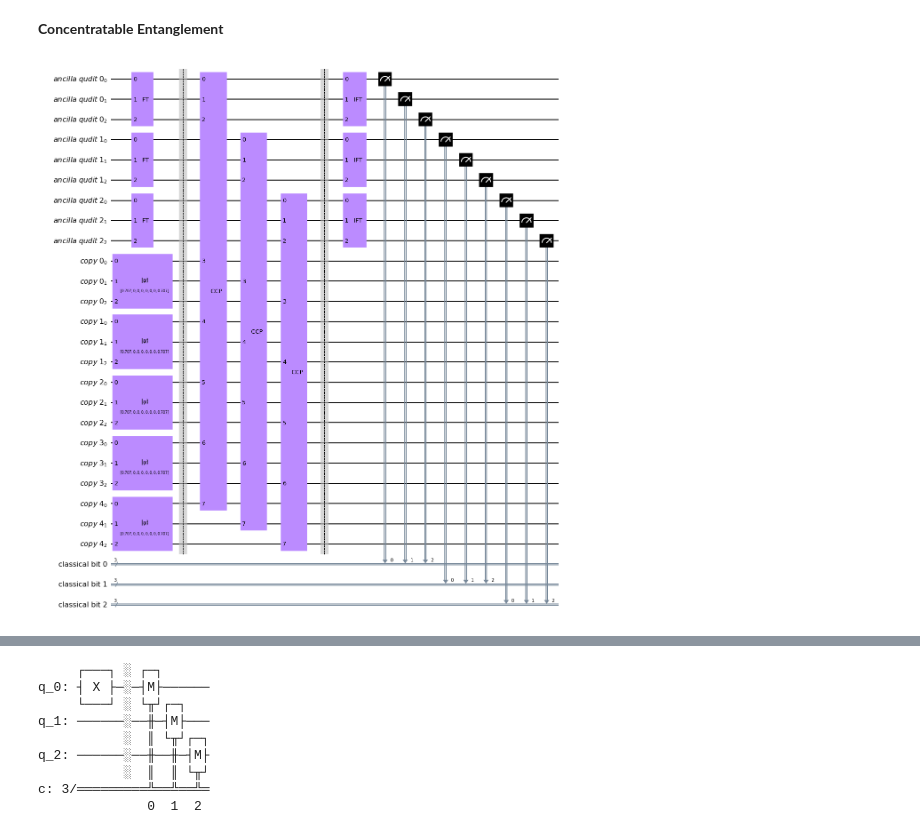
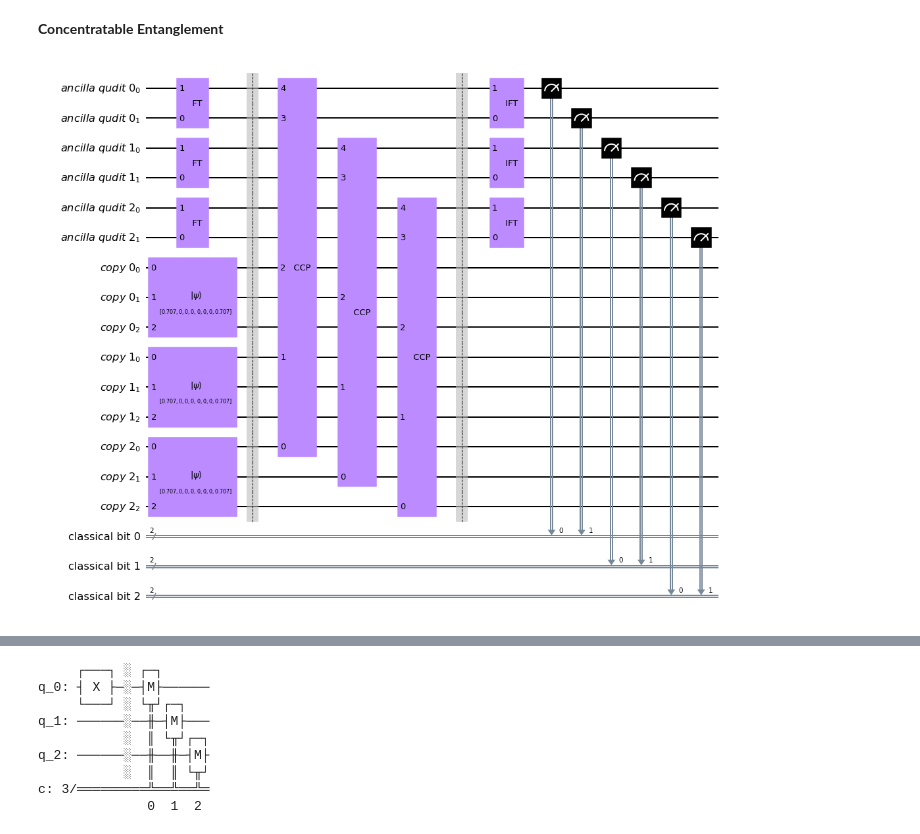
Before and after one commit to SnowmanBed/concentratable_ent, a Jupyter notebook: CE.ipynb, the cells around one changed output, grey strips where cells are left out. Drawn from its saved outputs; the diff is of its cells as text; code cells hidden in the pictures.

```diff
--- a/CE.ipynb
+++ b/CE.ipynb
@@ -3,8 +3,17 @@
 # %%
 import numpy as np
 import math, cmath
-from qiskit import QuantumRegister, ClassicalRegister, QuantumCircuit
+from itertools import chain, combinations
+from qiskit import QuantumRegister, ClassicalRegister, QuantumCircuit, Aer, execute
 from qiskit.quantum_info import DensityMatrix, Operator, Statevector
+
+def power_set(input_list):
+    '''Get the power set of the input set
+       (For simplicity, we deal with list instead of set)
+    '''
+    # Use chain.from_iterable and combinations to generate the power set
+    power_list = list(chain.from_iterable(combinations(input_list, r) for r in range(len(input_list)+1)))
+    return power_list
 
 def qiskit_shit(matrix):
     '''Map the operator martrix accross the off-diagonal to make it compatitble with Qiskit
@@ -30,6 +39,21 @@ def qiskit_shit(matrix):
             matrix[i, j], matrix[-j-1, -i-1] = matrix[-j-1, -i-1], matrix[i, j]
 
     return matrix
+
+def qiskit_statevec_map(statevec_qiskit, N):
+    '''Qiskit orders qubits in a endian way,
+       this function is used to convert a state vector that written in endian ordering to a normal ordering
+    '''
+    statevec_qiskit = np.array(statevec_qiskit)
+    statevec_normal = np.zeros_like(statevec_qiskit, dtype=complex)
+
+    for i in range(2**N):
+        binary_index = format(i, f'0{N}b')  # Convert the index to an N-bit binary string
+        reversed_index = int(binary_index[::-1], 2)  # Reverse the binary string and convert it back to an integer
+
+        statevec_normal[reversed_index] = statevec_qiskit[i]
+
+    return Statevector(statevec_normal)
 
 
 def fourier_trans(K, dagger=False):
@@ -127,10 +151,10 @@ def control_cyclic_perm(L, K):
     return direct_sum(*block_dict.values())
 # %%
 N = 3 # number of qubits of each state |\psi>, also number of qudits required
-K = 5 # number of levels of the qudit, also number of copies of state |\psi>
+K = 3 # number of levels of the qudit, also number of copies of state |\psi>
 L = math.ceil(math.log2(K)) # number of qubits to represent one K-level qudit
 
-psi_state = Statevector([1/2**0.5, 0, 0, 0, 0, 0, 0, 1/2**0.5])
+psi_state = qiskit_statevec_map( Statevector([1/2**0.5, 0, 0, 0, 0, 0, 0, 1/2**0.5]), N )
 
 # Name the N ancilla qudits, each of which is encoded by L qubits
 ancilla_qudits = {}
@@ -151,44 +175,44 @@ for i in range(K):
     copies[copy_index] = QuantumRegister(N, 'copy '+str(i))
 
 # Define Fourier transform and its inverse operator for qudits
-FT = Operator(qiskit_shit(fourier_trans(K, dagger=False))).to_instruction()
+FT = Operator(fourier_trans(K, dagger=False)).to_instruction()
 FT.label = "   FT  "
-FT_dagger = Operator(qiskit_shit(fourier_trans(K, dagger=True))).to_instruction()
+FT_dagger = Operator(fourier_trans(K, dagger=True)).to_instruction()
 FT_dagger.label = "   IFT  "
 
 # Define the qudit-controlled cyclic permutation operator
-CCP = Operator(qiskit_shit(control_cyclic_perm(L, K))).to_instruction()
+CCP = Operator(control_cyclic_perm(L, K)).to_instruction()
 CCP.label = "   CCP  "
 # %%
 # Write the quantum circuit
 qc = QuantumCircuit(*ancilla_qudits.values(), *copies.values(), *classical_bits.values())
 
 # Initialize the psi states
 for i in range(K):
     qc.initialize(psi_state, copies['copy_'+str(i)])
 
 # Fourier Transform on ancillas
 for i in range(N):
-    qc.append(FT, ancilla_qudits['qudit_'+str(i)])
+    qc.append(FT, ancilla_qudits['qudit_'+str(i)][::-1])
 qc.barrier(*ancilla_qudits.values(), *copies.values())
 
 # Controlled cyclic permutation operators
 for i in range(N):
     register_index_tmp = []
     for j in range(K):
         register_index_tmp.append(copies['copy_'+str(j)][i])
         register_index = ancilla_qudits['qudit_'+str(i)][0:L] + register_index_tmp
-    qc.append(CCP, register_index)
+    qc.append(CCP, register_index[::-1])
 qc.barrier(*ancilla_qudits.values(), *copies.values())
 
 # Inverse Fourier Transform on ancillas
 for i in range(N):
-    qc.append(FT_dagger, ancilla_qudits['qudit_'+str(i)])
+    qc.append(FT_dagger, ancilla_qudits['qudit_'+str(i)][::-1])
 
 # Measure ancillas
 for i in range(N):
     qc.measure(ancilla_qudits['qudit_'+str(i)], classical_bits['cbit_'+str(i)])
 
 qc.draw('mpl')
 # %% [output]
-[figure, old version]
+[figure, new version]
```
Also changed, not shown: parts of 13 cells of this notebook, 1 other file.
